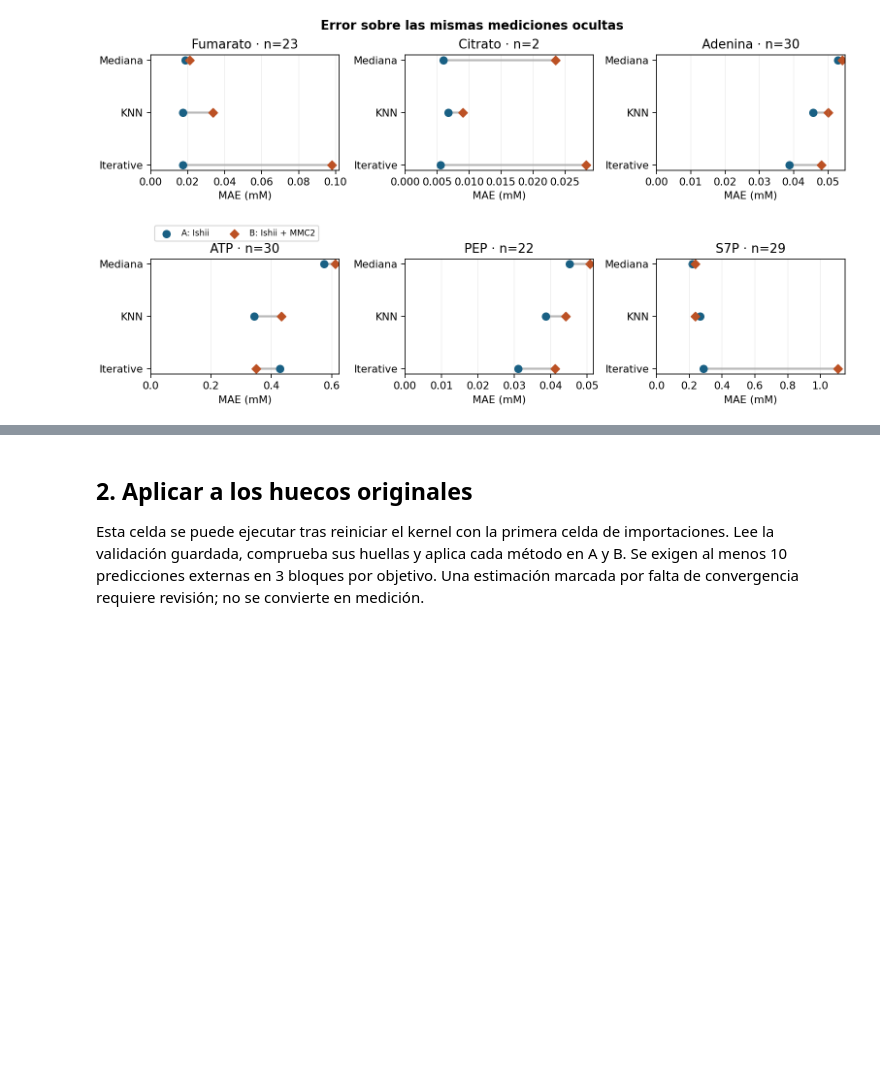
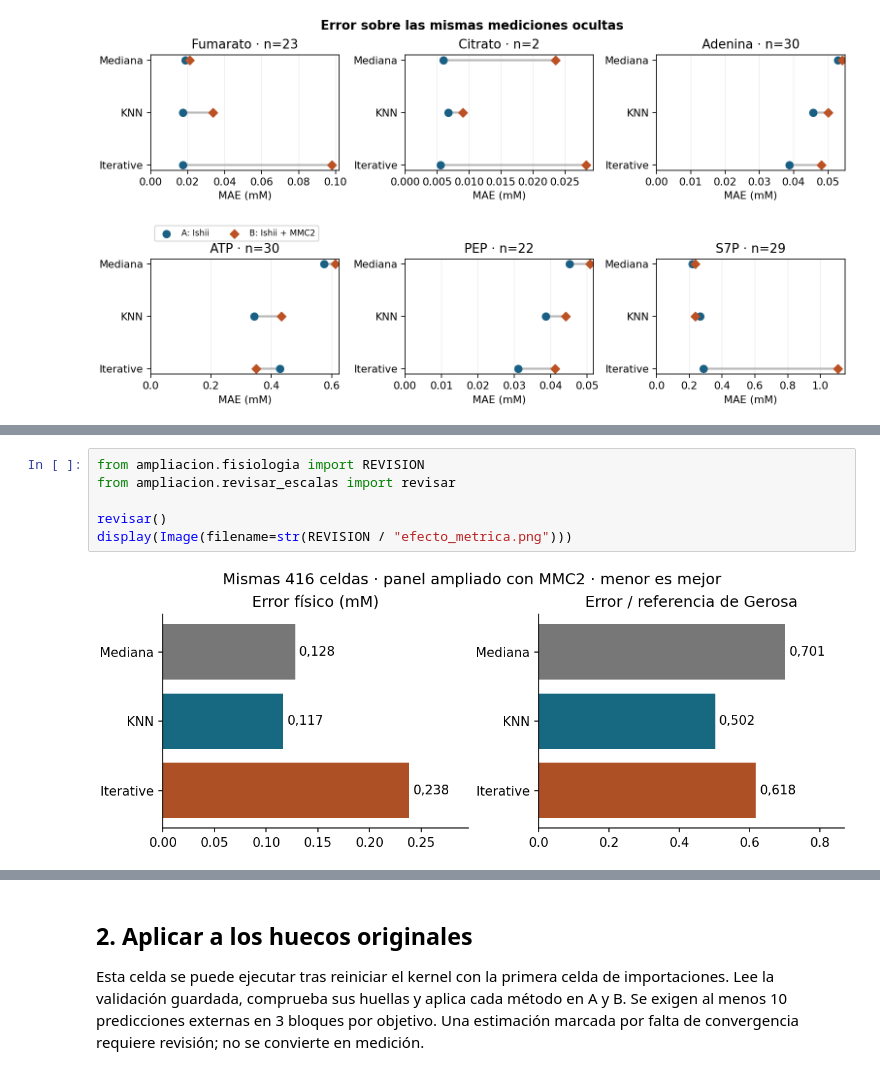
Before and after one commit to pedro1ani/Ipre, a Jupyter notebook: 02_imputacion_evaluacion.ipynb, the cells around one changed output, grey strips where cells are left out. Saved outputs shown, nothing was run; the diff lists cells and outputs as text; blank space fills up the shorter version.

```diff
--- a/02_imputacion_evaluacion.ipynb
+++ b/02_imputacion_evaluacion.ipynb
@@ -60,0 +64,8 @@ display(Image(filename=str(SALIDA / "aporte_mmc2.png")))
+# %%
+from ampliacion.fisiologia import REVISION
+from ampliacion.revisar_escalas import revisar
+
+revisar()
+display(Image(filename=str(REVISION / "efecto_metrica.png")))
+# %% [output]
+[figure, added]
```
Also changed, not shown: parts of 3 cells of this notebook, 17 other files.
